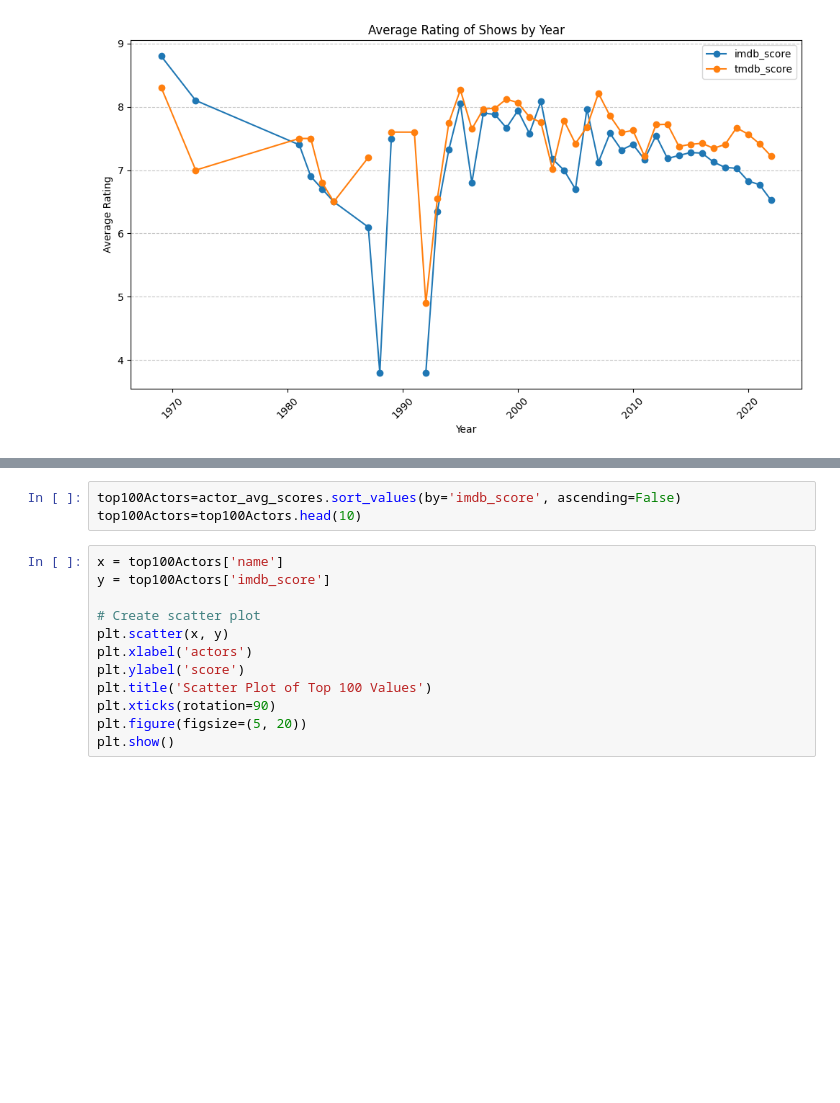
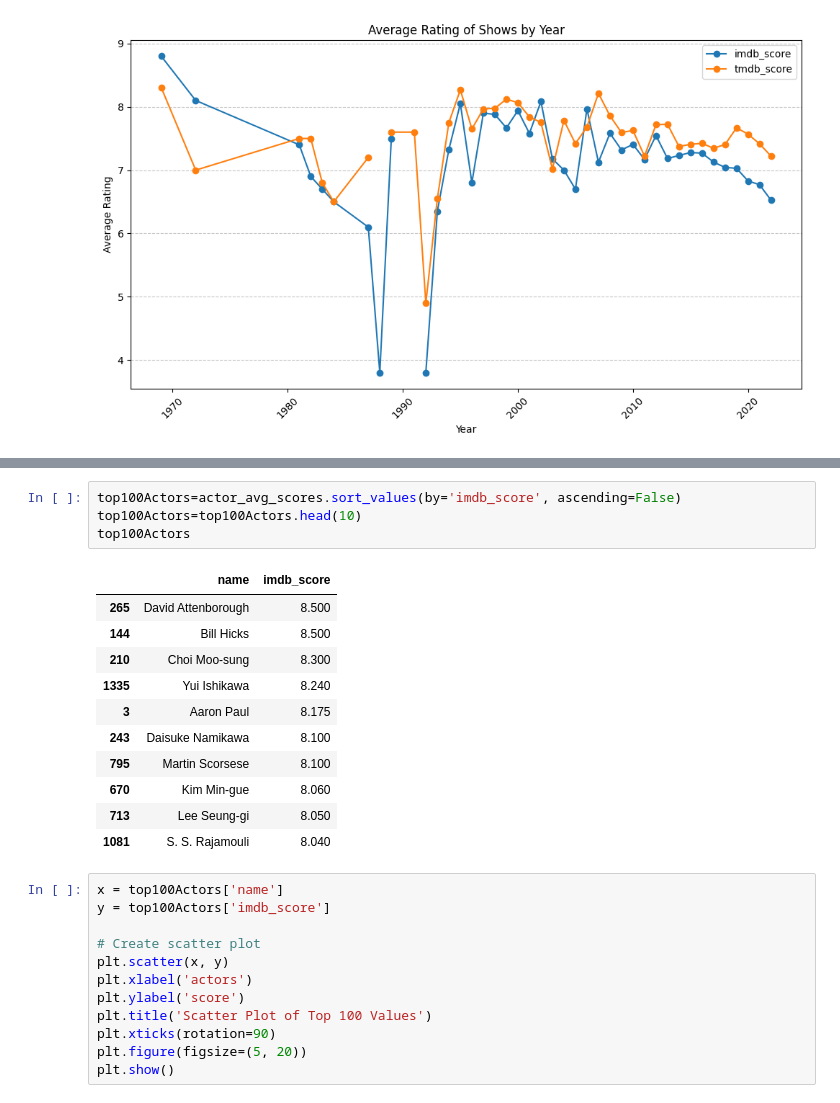
Before and after one commit to Vladboy2/EECS3401FinalProject, a Jupyter notebook: MovieShowPredictor.ipynb, the cells around one changed output, grey strips where cells are left out. Cells and saved outputs as stored; diff of their text form; blank space fills up the shorter version.

```diff
--- a/MovieShowPredictor.ipynb
+++ b/MovieShowPredictor.ipynb
@@ -193,6 +228,19 @@ actor_avg_scores
 # %%
 top100Actors=actor_avg_scores.sort_values(by='imdb_score', ascending=False)
 top100Actors=top100Actors.head(10)
+top100Actors
+# %% [output]
+|  | name | imdb_score |
+| 265 | David Attenborough | 8.500 |
+| 144 | Bill Hicks | 8.500 |
+| 210 | Choi Moo-sung | 8.300 |
+| 1335 | Yui Ishikawa | 8.240 |
+| 3 | Aaron Paul | 8.175 |
+| 243 | Daisuke Namikawa | 8.100 |
+| 795 | Martin Scorsese | 8.100 |
+| 670 | Kim Min-gue | 8.060 |
+| 713 | Lee Seung-gi | 8.050 |
+| 1081 | S. S. Rajamouli | 8.040 |
 # %%
 x = top100Actors['name']
 y = top100Actors['imdb_score']
```
Also changed, not shown: parts of 3 cells of this notebook.
